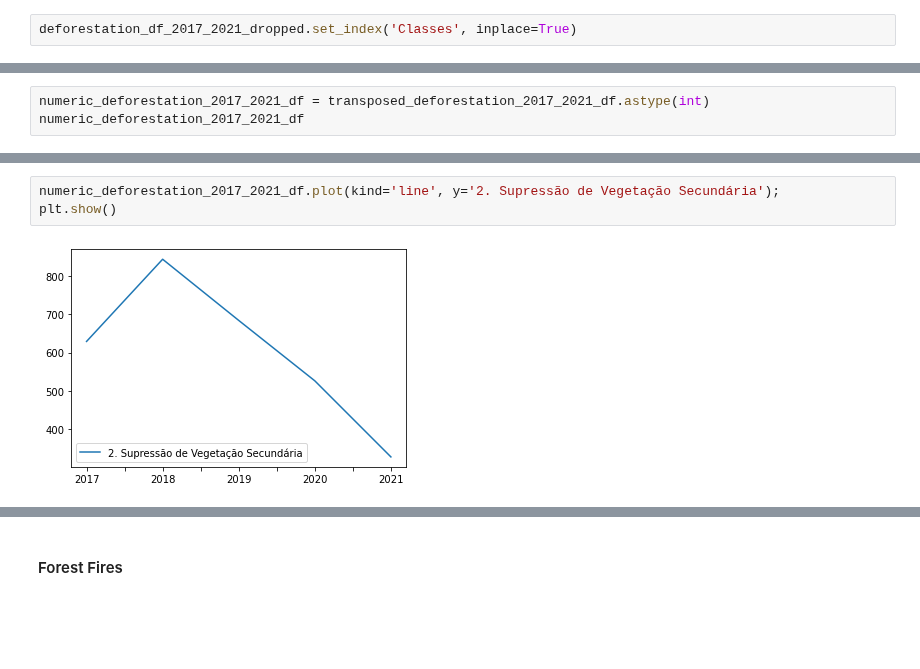
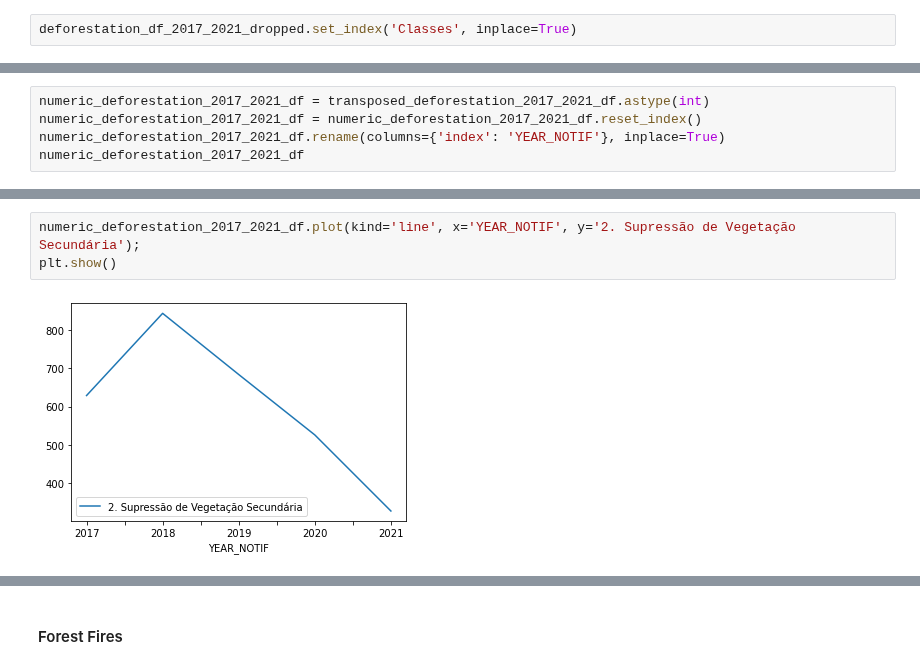
Before and after one commit to RaphaLevy/Study_on_Malaria_dynamics, a Jupyter notebook: mapbiomas_data/MapBiomas_Manaus_Data_2017_2021.ipynb, the cells around one changed output, grey strips where cells are left out. Saved outputs shown, nothing was run; the diff lists cells and outputs as text; blank space fills up the shorter version.

Commit message:
Corrections on monthly dataframes for deforestation and forest fires

```diff
--- a/mapbiomas_data/MapBiomas_Manaus_Data_2017_2021.ipynb
+++ b/mapbiomas_data/MapBiomas_Manaus_Data_2017_2021.ipynb
@@ -125,5 +125,7 @@ transposed_deforestation_2017_2021_df
 | 2021 | 327 | 289 | 275 | 14 | 38 | ... |
 # %%
 numeric_deforestation_2017_2021_df = transposed_deforestation_2017_2021_df.astype(int)
+numeric_deforestation_2017_2021_df = numeric_deforestation_2017_2021_df.reset_index()
+numeric_deforestation_2017_2021_df.rename(columns={'index': 'YEAR_NOTIF'}, inplace=True)
 numeric_deforestation_2017_2021_df
 # %% [output]
@@ -136,8 +138,8 @@ numeric_deforestation_2017_2021_df
 # %%
-numeric_deforestation_2017_2021_df.plot(kind='line', y='2. Supressão de Vegetação Secundária');
+numeric_deforestation_2017_2021_df.plot(kind='line', x='YEAR_NOTIF', y='2. Supressão de Vegetação Secundária');
 plt.show()
 # %% [output]
-[figure, old version]
+[figure, new version]
 # %%
 # Convert the index to datetime format for yearly data
 monthly_data = numeric_deforestation_2017_2021_df.values.repeat(12, axis=0) / 12
```
Also changed, not shown: parts of 12 cells of this notebook.
